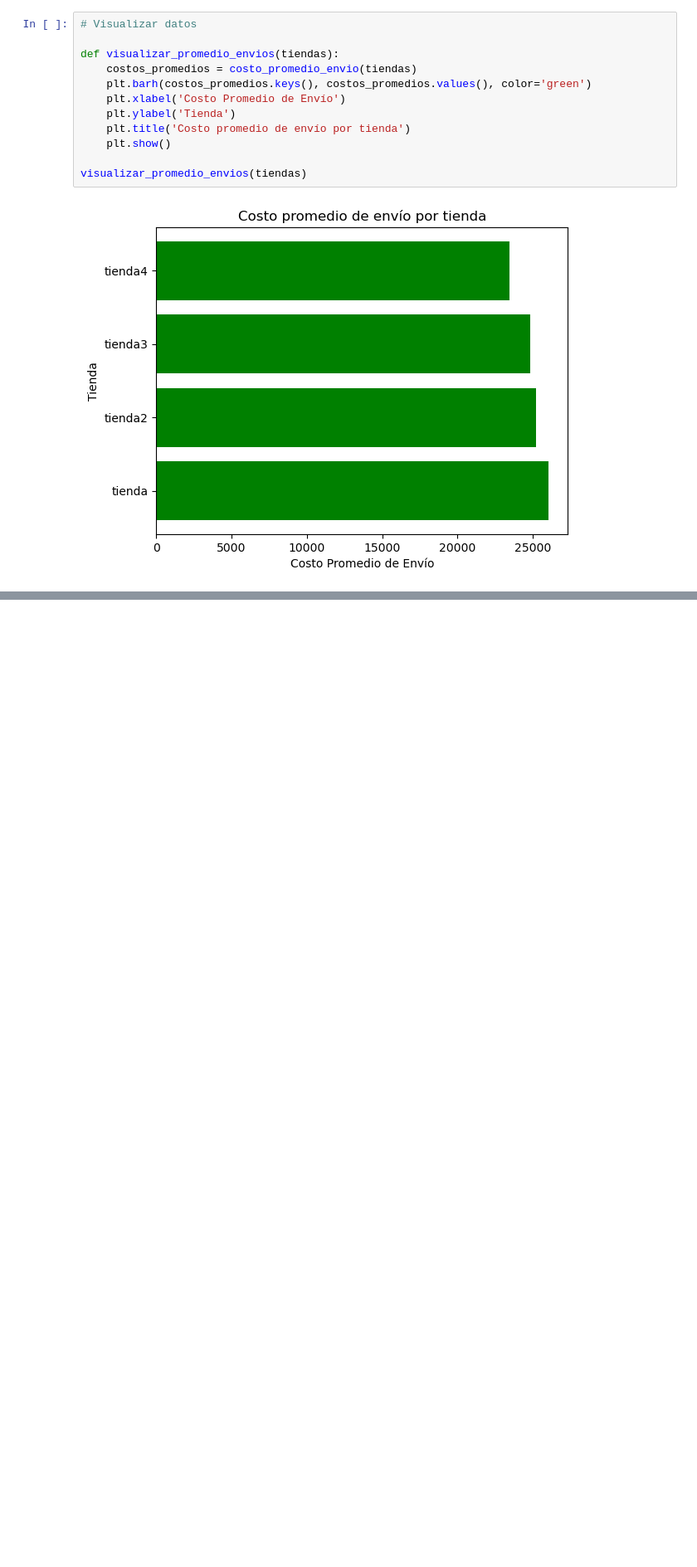
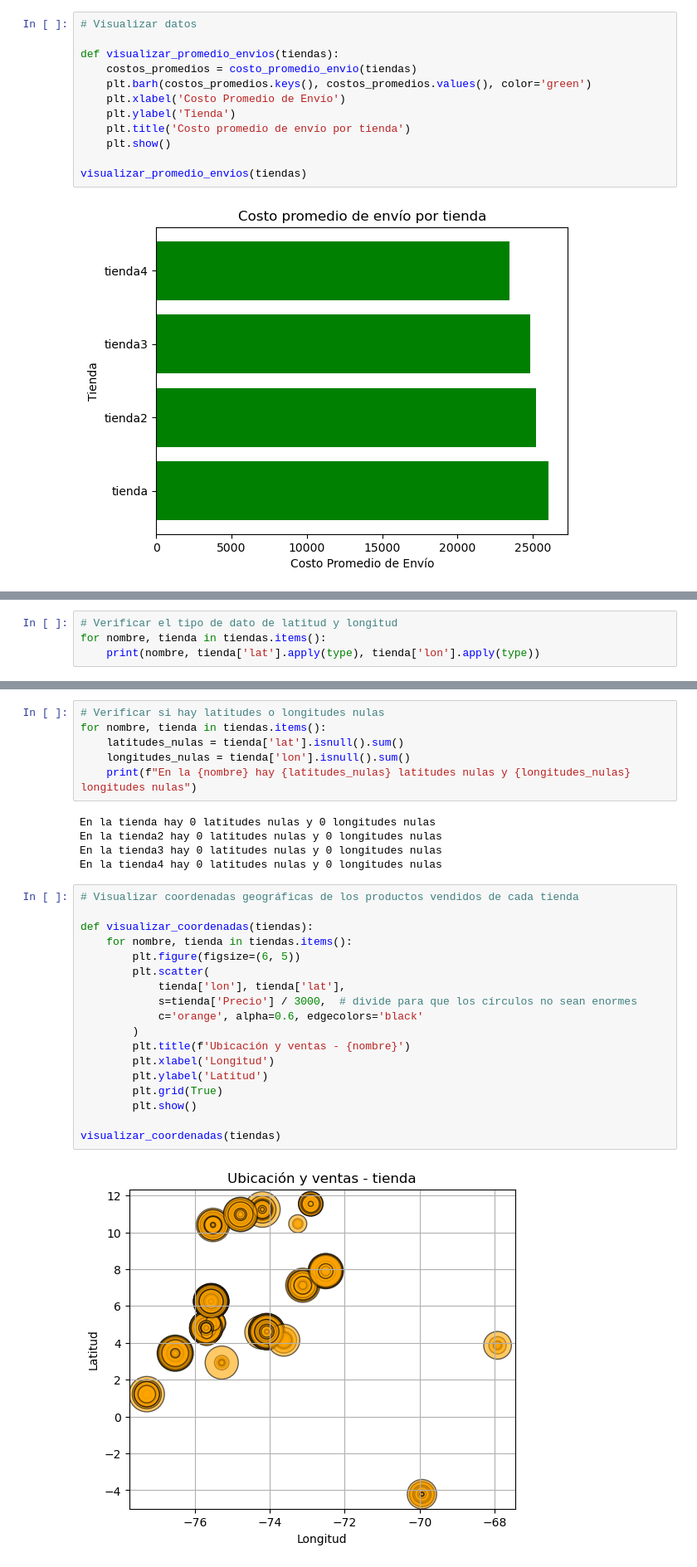
Before and after one commit to Yngasarock/Challenge-Alura-Store, a Jupyter notebook: challenge.ipynb, the cells around one changed output, grey strips where cells are left out. Shown at 83% size. Drawn from its saved outputs; the diff is of its cells as text; blank space fills up the shorter version.

```diff
--- a/challenge.ipynb
+++ b/challenge.ipynb
@@ -228,0 +305,4 @@ visualizar_promedio_envios(tiendas)
+# %%
+# Verificar el tipo de dato de latitud y longitud
+for nombre, tienda in tiendas.items():
+    print(nombre, tienda['lat'].apply(type), tienda['lon'].apply(type))
@@ -228,0 +327,31 @@ visualizar_promedio_envios(tiendas)
+# %%
+# Verificar si hay latitudes o longitudes nulas
+for nombre, tienda in tiendas.items():
+    latitudes_nulas = tienda['lat'].isnull().sum()
+    longitudes_nulas = tienda['lon'].isnull().sum()
+    print(f"En la {nombre} hay {latitudes_nulas} latitudes nulas y {longitudes_nulas} longitudes nulas")
+# %% [output]
+En la tienda hay 0 latitudes nulas y 0 longitudes nulas
+En la tienda2 hay 0 latitudes nulas y 0 longitudes nulas
+En la tienda3 hay 0 latitudes nulas y 0 longitudes nulas
+En la tienda4 hay 0 latitudes nulas y 0 longitudes nulas
+# %%
+# Visualizar coordenadas geográficas de los productos vendidos de cada tienda
+
+def visualizar_coordenadas(tiendas):
+    for nombre, tienda in tiendas.items():
+        plt.figure(figsize=(6, 5))
+        plt.scatter(
+            tienda['lon'], tienda['lat'],
+            s=tienda['Precio'] / 3000,  # divide para que los círculos no sean enormes
+            c='orange', alpha=0.6, edgecolors='black'
+        )
+        plt.title(f'Ubicación y ventas - {nombre}')
+        plt.xlabel('Longitud')
+        plt.ylabel('Latitud')
+        plt.grid(True)
+        plt.show()
+
+visualizar_coordenadas(tiendas)
+# %% [output]
+[figure, added]
```
Also changed, not shown: parts of 16 cells of this notebook, 1 other file.
